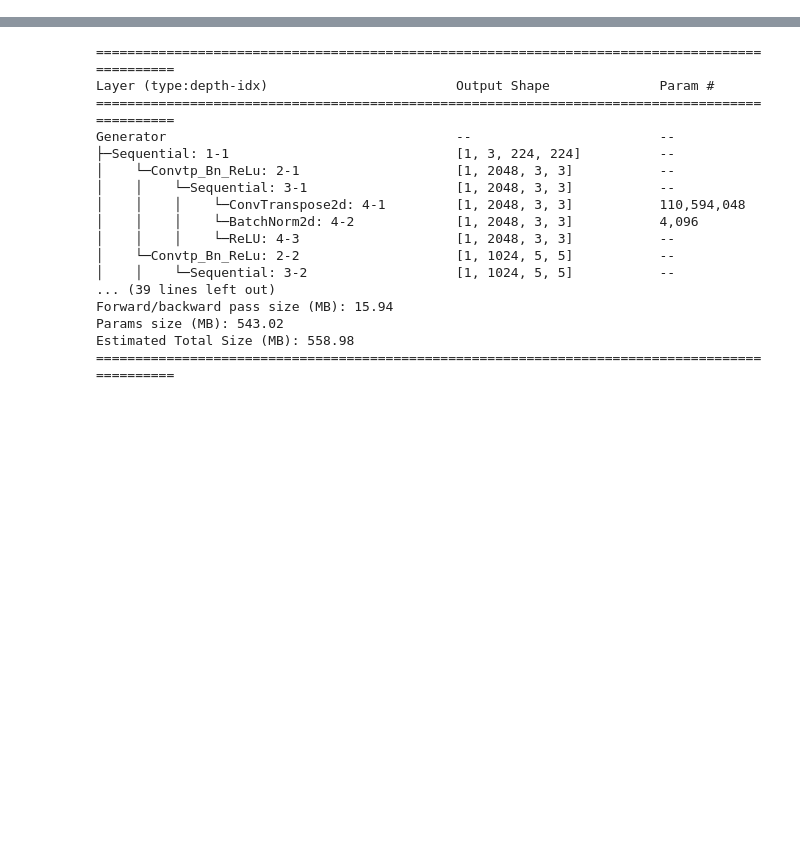
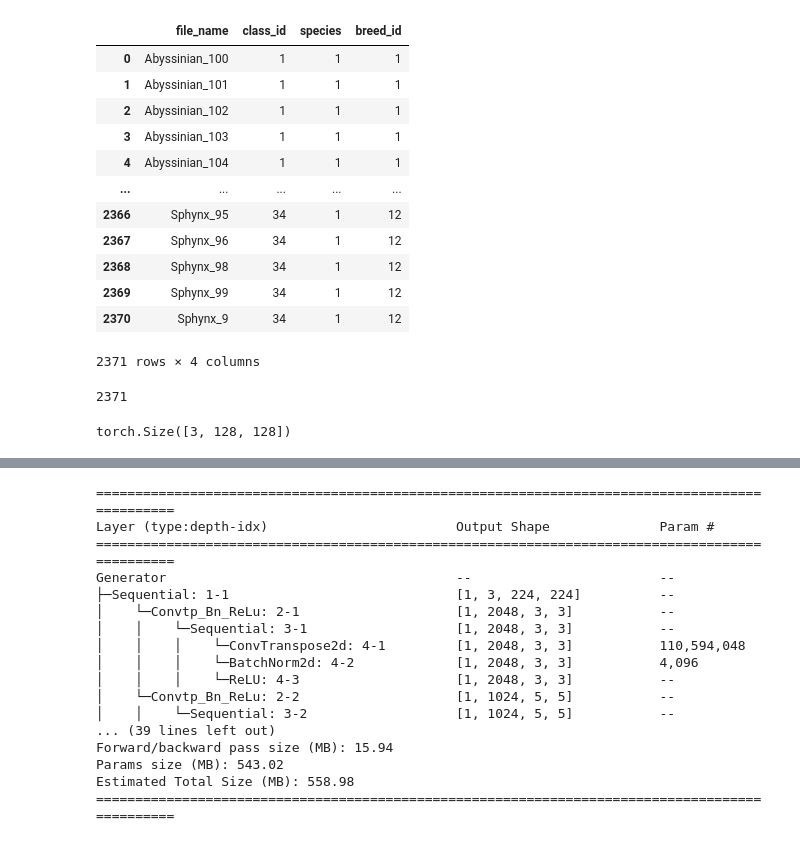
Before and after one commit to k-kw/ipynb, a Jupyter notebook: gan.ipynb, the cells around one changed output, grey strips where cells are left out. Cells and saved outputs as stored; diff of their text form; code cells hidden in the pictures; blank space fills up the shorter version.

```diff
--- a/gan.ipynb
+++ b/gan.ipynb
@@ -39,0 +180,19 @@ import py_func.gan.gan_func as ganf
+# %%
+cat_label_df = labels_df[labels_df.species=='1']
+cat_label_df = cat_label_df.reset_index(drop=True)
+# %%
+cat_label_df
+# %% [output]
+|  | file_name | class_id | species | breed_id |
+| 0 | Abyssinian_100 | 1 | 1 | 1 |
+| 1 | Abyssinian_101 | 1 | 1 | 1 |
+| 2 | Abyssinian_102 | 1 | 1 | 1 |
+| 3 | Abyssinian_103 | 1 | 1 | 1 |
+| 4 | Abyssinian_104 | 1 | 1 | 1 |
+| ... | ... | ... | ... | ... |
+| 2366 | Sphynx_95 | 34 | 1 | 12 |
+| 2367 | Sphynx_96 | 34 | 1 | 12 |
+| 2368 | Sphynx_98 | 34 | 1 | 12 |
+| 2369 | Sphynx_99 | 34 | 1 | 12 |
+| 2370 | Sphynx_9 | 34 | 1 | 12 |
+2371 rows × 4 columns
@@ -39,0 +231,8 @@ import py_func.gan.gan_func as ganf
+# %%
+len(dataset)
+# %% [output]
+2371
+# %%
+dataset[0][0].shape
+# %% [output]
+torch.Size([3, 128, 128])
```
Also changed, not shown: parts of 22 cells of this notebook.
